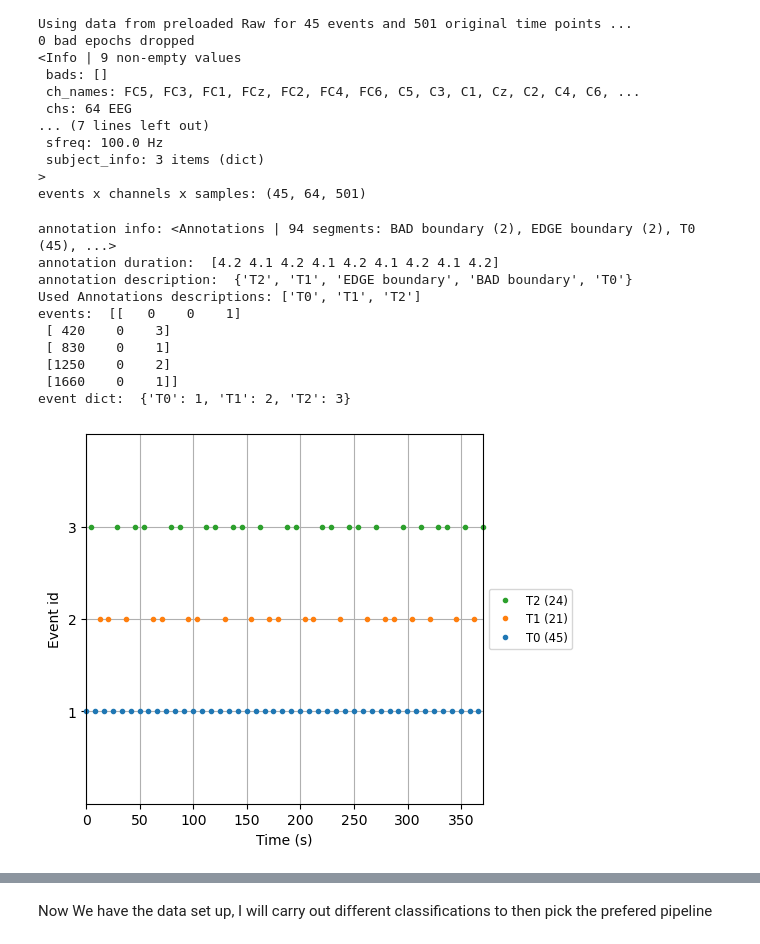
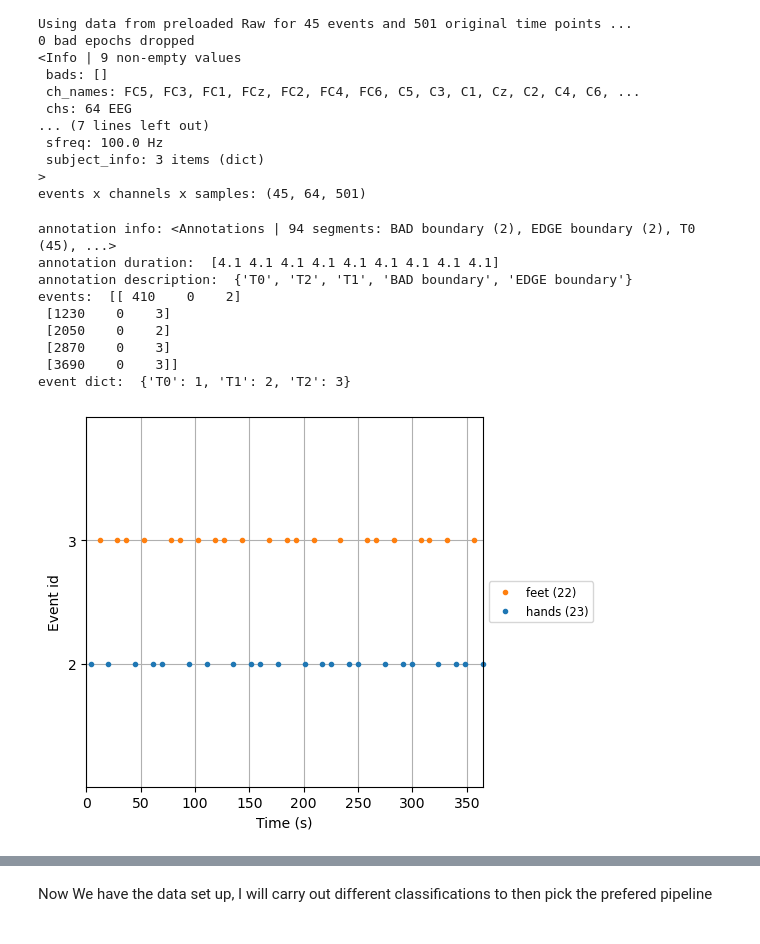
Before and after one commit to BelMaranhao/araya_test, a Jupyter notebook: arayaBCI.ipynb, the cells around one changed output, grey strips where cells are left out. Saved outputs shown, nothing was run; the diff lists cells and outputs as text; code cells hidden in the pictures.

```diff
--- a/arayaBCI.ipynb
+++ b/arayaBCI.ipynb
@@ -48,8 +48,7 @@ from torch.utils.data import DataLoader
 import torch.optim as optim
 # %%
 #get mne dataset (raw)
-# Download the dataset if not already downloaded
-raw_fnames =eegbci.load_data(1, [6,10,14])# hands vs feet
+raw_fnames =eegbci.load_data(5, [6,10,14])# hands vs feet
 raws = [read_raw_edf(f, preload=True) for f in raw_fnames]
 raw = concatenate_raws(raws)
 # %% [output]
@@ -166,12 +170,12 @@ picks = pick_types(raw_data.info,
 # %%
 from mne import Epochs, events_from_annotations
 raw=raw_data
-# Avoid classification of evoked responses by using epochs that start 1s after cue onset
+# the timing is hard to pick... Could avoied evoked response starting at 1...
 tmin, tmax = -1, 4
 event_id=dict(hands=2, feet=3)
 
 # Get events from an Annotations object.
-events, _ = events_from_annotations(raw, event_id=dict(T1=2, T2=3))
+events, events_dict = events_from_annotations(raw, event_id=dict(T1=2, T2=3))
 print('Found {} events'.format(events.shape[0]))
 
 picks = pick_types(raw.info, meg=False, eeg=True, stim=False, eog=False, exclude="bads")
@@ -189,8 +193,6 @@ epochs = Epochs(
     baseline=None,
     preload=True,
 )
-epochs_train = epochs.copy().crop(tmin=1.0, tmax=2.0)
-labels = epochs.events[:, -1] - 2
 
 # Inspect epochs
 print(epochs.info)
@@ -219,43 +221,29 @@ events x channels x samples: (45, 64, 501)
 # %%
 # check events
 
 # get the annotations(events) from raw data
 print("annotation info:", raw_data.annotations)
 print("annotation duration: ", raw_data.annotations.duration[:9])
 print("annotation description: ", set(raw_data.annotations.description))
 
-# Here is the description of every type:
-# 'Rejected trial':1023,
-# 'Eye movements':1072,
-# 'Idling EEG (eyes open)':276,
-# 'Idling EEG (eyes closed)':277,
-# 'Start of a new run':32766,
-# 'Start of a trial':768,
-# *'Cue onset left (class 1)':769,
-# *'Cue onset right (class 2)':770,
-# *'Cue onset foot (class 3)':771,
-# *'Cue onset tongue (class 4)':772
 
-# get events from annotations
-events, events_dict = mne.events_from_annotations(raw_data)
 print("events: ", events[:5])
 print("event dict: ", events_dict)
 # event_dict is default to int from [1,n] n is the number of events
 
 # visual the event distributed
-events_fig = mne.viz.plot_events(events, sfreq=raw_data.info['sfreq'], first_samp=raw_data.first_samp, event_id=events_dict)
+events_fig = mne.viz.plot_events(events, sfreq=raw_data.info['sfreq'], first_samp=raw_data.first_samp, event_id=event_id)
 # %% [output]
 annotation info: <Annotations | 94 segments: BAD boundary (2), EDGE boundary (2), T0 (45), ...>
-annotation duration:  [4.2 4.1 4.2 4.1 4.2 4.1 4.2 4.1 4.2]
-annotation description:  {'T2', 'T1', 'EDGE boundary', 'BAD boundary', 'T0'}
-Used Annotations descriptions: ['T0', 'T1', 'T2']
-events:  [[   0    0    1]
- [ 420    0    3]
- [ 830    0    1]
- [1250    0    2]
- [1660    0    1]]
+annotation duration:  [4.1 4.1 4.1 4.1 4.1 4.1 4.1 4.1 4.1]
+annotation description:  {'T0', 'T2', 'T1', 'BAD boundary', 'EDGE boundary'}
+events:  [[ 410    0    2]
+ [1230    0    3]
+ [2050    0    2]
+ [2870    0    3]
+ [3690    0    3]]
 event dict:  {'T0': 1, 'T1': 2, 'T2': 3}
-[figure, old version]
+[figure, new version]
 # %%
 %matplotlib inline
 # psd figure
```
Also changed, not shown: parts of 30 cells of this notebook, 6 other files.
